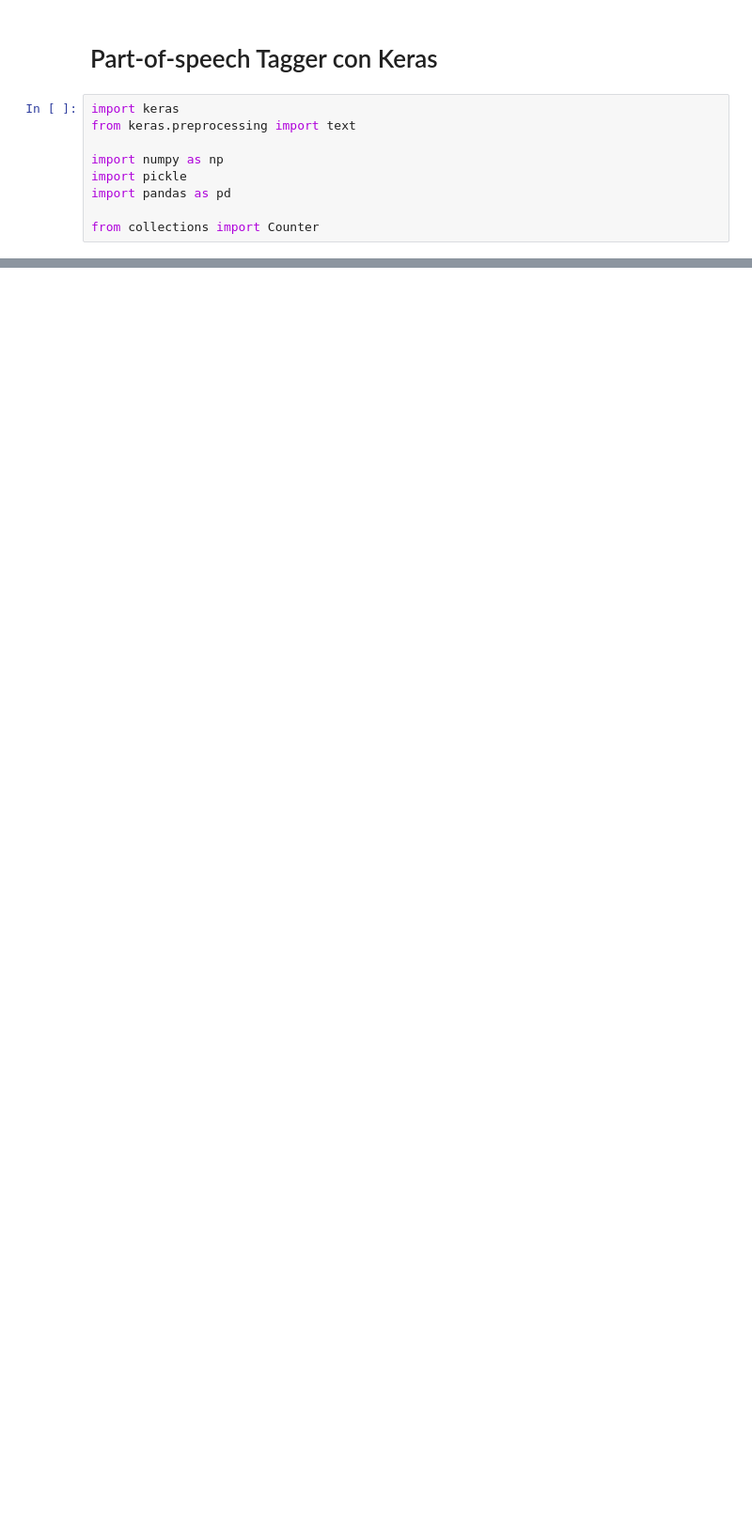
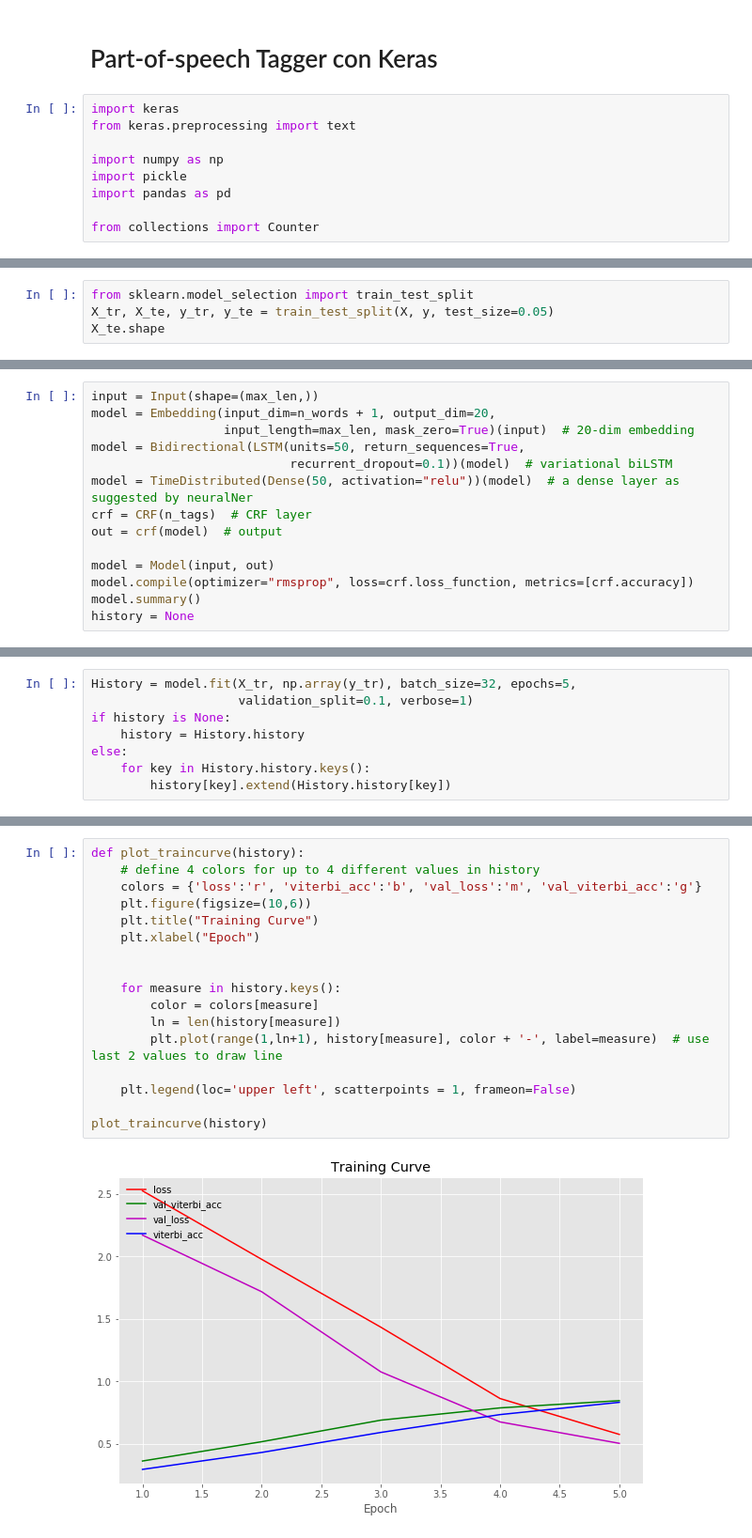
Before and after one commit to FranciscoJavierChile/nlp-project, a Jupyter notebook: nlp-project.ipynb, the cells around one changed output, grey strips where cells are left out. Shown at 94% size. Drawn from its saved outputs; the diff is of its cells as text; blank space fills up the shorter version.

Commit message:
working training

```diff
--- a/nlp-project.ipynb
+++ b/nlp-project.ipynb
@@ -85,0 +84,4 @@ MemoryError:
+# %%
+from sklearn.model_selection import train_test_split
+X_tr, X_te, y_tr, y_te = train_test_split(X, y, test_size=0.05)
+X_te.shape
@@ -85,0 +94,14 @@ MemoryError:
+# %%
+input = Input(shape=(max_len,))
+model = Embedding(input_dim=n_words + 1, output_dim=20,
+                  input_length=max_len, mask_zero=True)(input)  # 20-dim embedding
+model = Bidirectional(LSTM(units=50, return_sequences=True,
+                           recurrent_dropout=0.1))(model)  # variational biLSTM
+model = TimeDistributed(Dense(50, activation="relu"))(model)  # a dense layer as suggested by neuralNer
+crf = CRF(n_tags)  # CRF layer
+out = crf(model)  # output
+
+model = Model(input, out)
+model.compile(optimizer="rmsprop", loss=crf.loss_function, metrics=[crf.accuracy])
+model.summary()
+history = None
@@ -85,0 +126,8 @@ MemoryError:
+# %%
+History = model.fit(X_tr, np.array(y_tr), batch_size=32, epochs=5,
+                    validation_split=0.1, verbose=1)
+if history is None:
+    history = History.history
+else:
+    for key in History.history.keys():
+        history[key].extend(History.history[key])
@@ -85,0 +146,19 @@ MemoryError:
+# %%
+def plot_traincurve(history):
+    # define 4 colors for up to 4 different values in history
+    colors = {'loss':'r', 'viterbi_acc':'b', 'val_loss':'m', 'val_viterbi_acc':'g'}
+    plt.figure(figsize=(10,6))
+    plt.title("Training Curve")
+    plt.xlabel("Epoch")
+
+
+    for measure in history.keys():
+        color = colors[measure]
+        ln = len(history[measure])
+        plt.plot(range(1,ln+1), history[measure], color + '-', label=measure)  # use last 2 values to draw line
+
+    plt.legend(loc='upper left', scatterpoints = 1, frameon=False)
+
+plot_traincurve(history)
+# %% [output]
+[figure, added]
```
Also changed, not shown: parts of 16 cells of this notebook, 1 other file.
